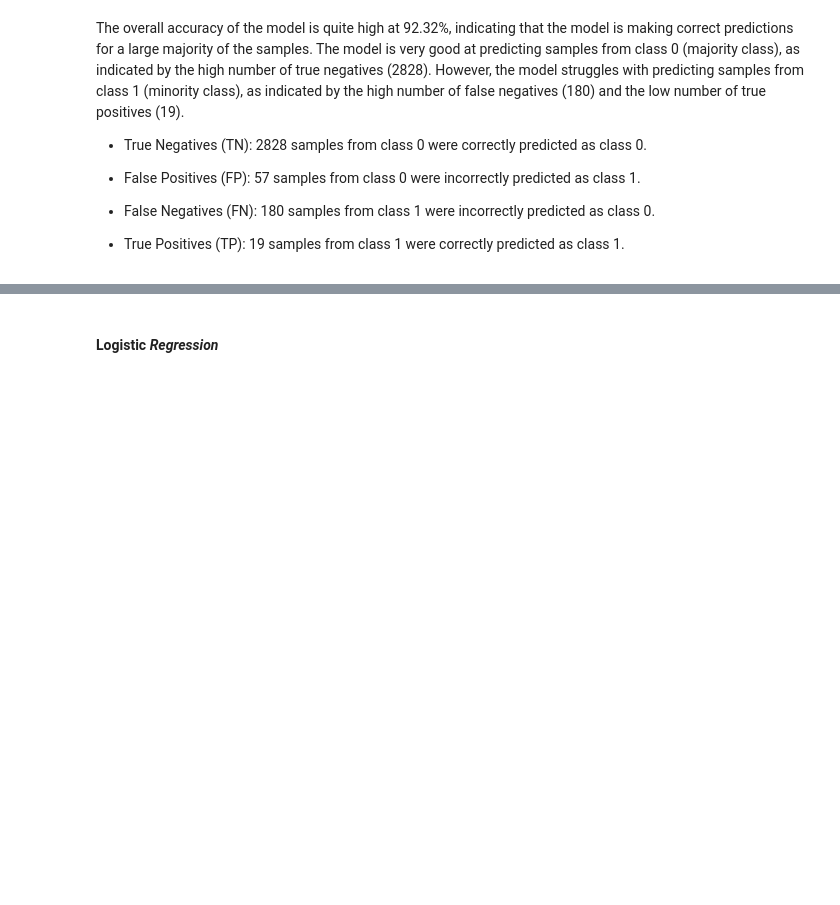
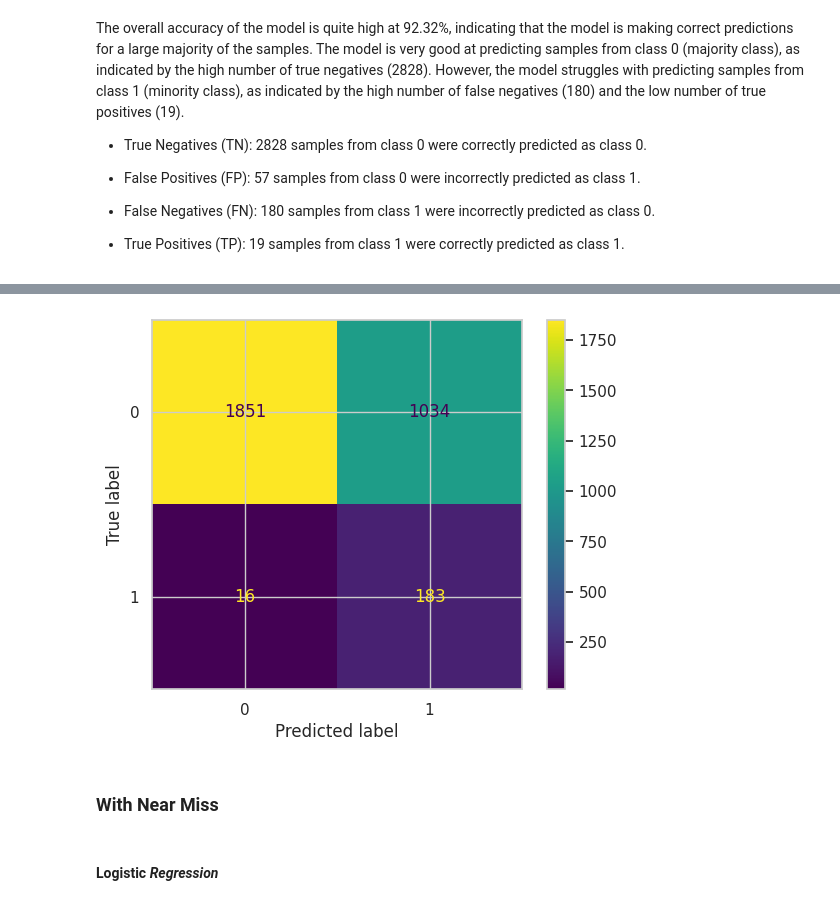
Before and after one commit to kimp10/Insurance-Fraud-Detection-Model-, a Jupyter notebook: Insurance_Fraud_detection.ipynb, the cells around one changed output, grey strips where cells are left out. Drawn from its saved outputs; the diff is of its cells as text; code cells hidden in the pictures; blank space fills up the shorter version.

```diff
--- a/Insurance_Fraud_detection.ipynb
+++ b/Insurance_Fraud_detection.ipynb
@@ -757,0 +763,5 @@ X_train_resampled, y_train_resampled = smote.fit_resample(X_train, y_train)
+# %%
+from imblearn.under_sampling import RandomUnderSampler, NearMiss
+# Random Undersampling
+undersample = RandomUnderSampler(random_state=42)
+X_train_under, y_train_under = undersample.fit_resample(X_train, y_train)
@@ -826,0 +845,4 @@ However, the model struggles with predicting samples from class 1 (minority clas
+# %%
+# Initializing and training the Random Forest model
+RandomUnder = RandomForestClassifier(random_state=42)
+RandomUnder.fit(X_train_under, y_train_under)
@@ -827,3 +875,13 @@ However, the model struggles with predicting samples from class 1 (minority clas
+# %%
+disp = ConfusionMatrixDisplay(confusion_matrix=conf_matrix_Random,
+                              display_labels=RandomUnder.classes_)
+disp.plot()
+
+plt.show()
+# %% [output]
+[figure, added]
+# %% [markdown]
+### With Near Miss
 # %% [markdown]
 
 
```
Also changed, not shown: parts of 24 cells of this notebook.
